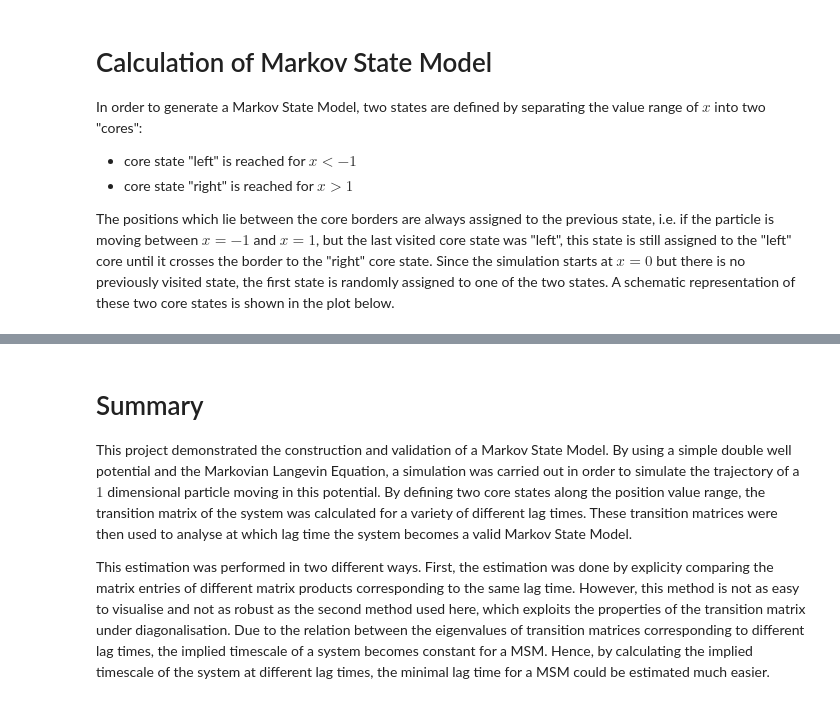
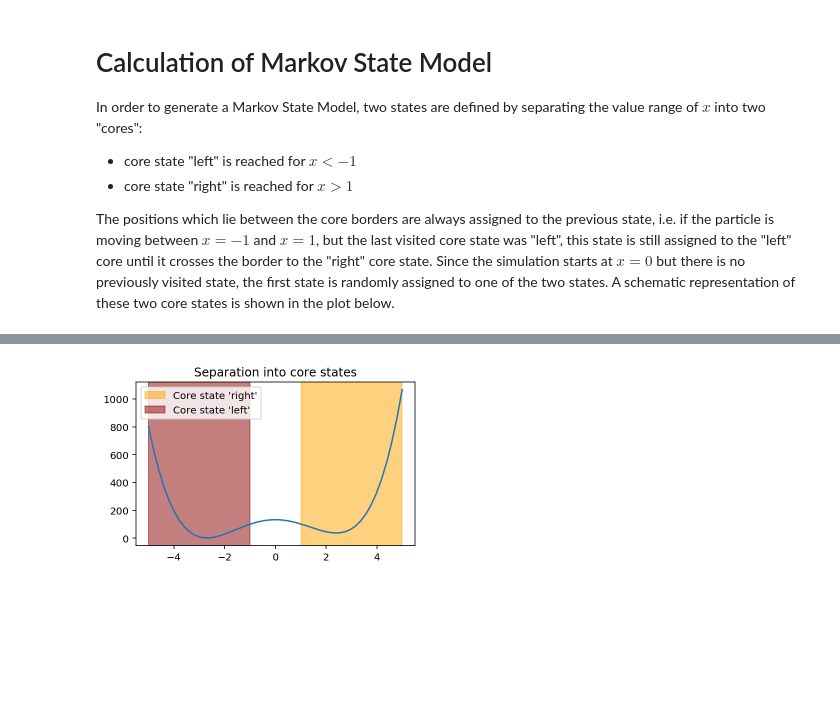
Before and after one commit to jobirk/markovstatemodel, a Jupyter notebook: Construction and Validation of a Markov State Model.ipynb, the cells around one changed output, grey strips where cells are left out. Saved outputs shown, nothing was run; the diff lists cells and outputs as text; code cells hidden in the pictures; blank space fills up the shorter version.

```diff
--- a/Construction and Validation of a Markov State Model.ipynb
+++ b/Construction and Validation of a Markov State Model.ipynb
@@ -520,6 +708,10 @@ There are also still some fluctuations in the implied timescale for $n>n_0$ but
-# %% [markdown]
-# Summary
-
-This project demonstrated the construction and validation of a Markov State Model. By using a simple double well potential and the Markovian Langevin Equation, a simulation was carried out in order to simulate the trajectory of a $1$ dimensional particle moving in this potential. By defining two core states along the position value range, the transition matrix of the system was calculated for a variety of different lag times. These transition matrices were then used to analyse at which lag time the system becomes a valid Markov State Model.
-
-This estimation was performed in two different ways. First, the estimation was done by explicity comparing the matrix entries of different matrix products corresponding to the same lag time. However, this method is not as easy to visualise and not as robust as the second method used here, which exploits the properties of the transition matrix under diagonalisation. Due to the relation between the eigenvalues of transition matrices corresponding to different lag times, the implied timescale of a system becomes constant for a MSM. Hence, by calculating the implied timescale of the system at different lag times, the minimal lag time for a MSM could be estimated much easier.
+# %%
+fig, ax = plt.subplots(figsize=(5,3))
+ax.plot(x, U(x))
+ax.set_title("Separation into core states")
+ax.axvspan( 1, x.max(), alpha=0.5, color="orange", label="Core state 'right'")
+ax.axvspan(-1, x.min(), alpha=0.5, color="darkred",      label="Core state 'left'")
+ax.legend()
+plt.show()
+# %% [output]
+[figure, added]
```
Also changed, not shown: parts of 60 cells of this notebook, 2 other files.
